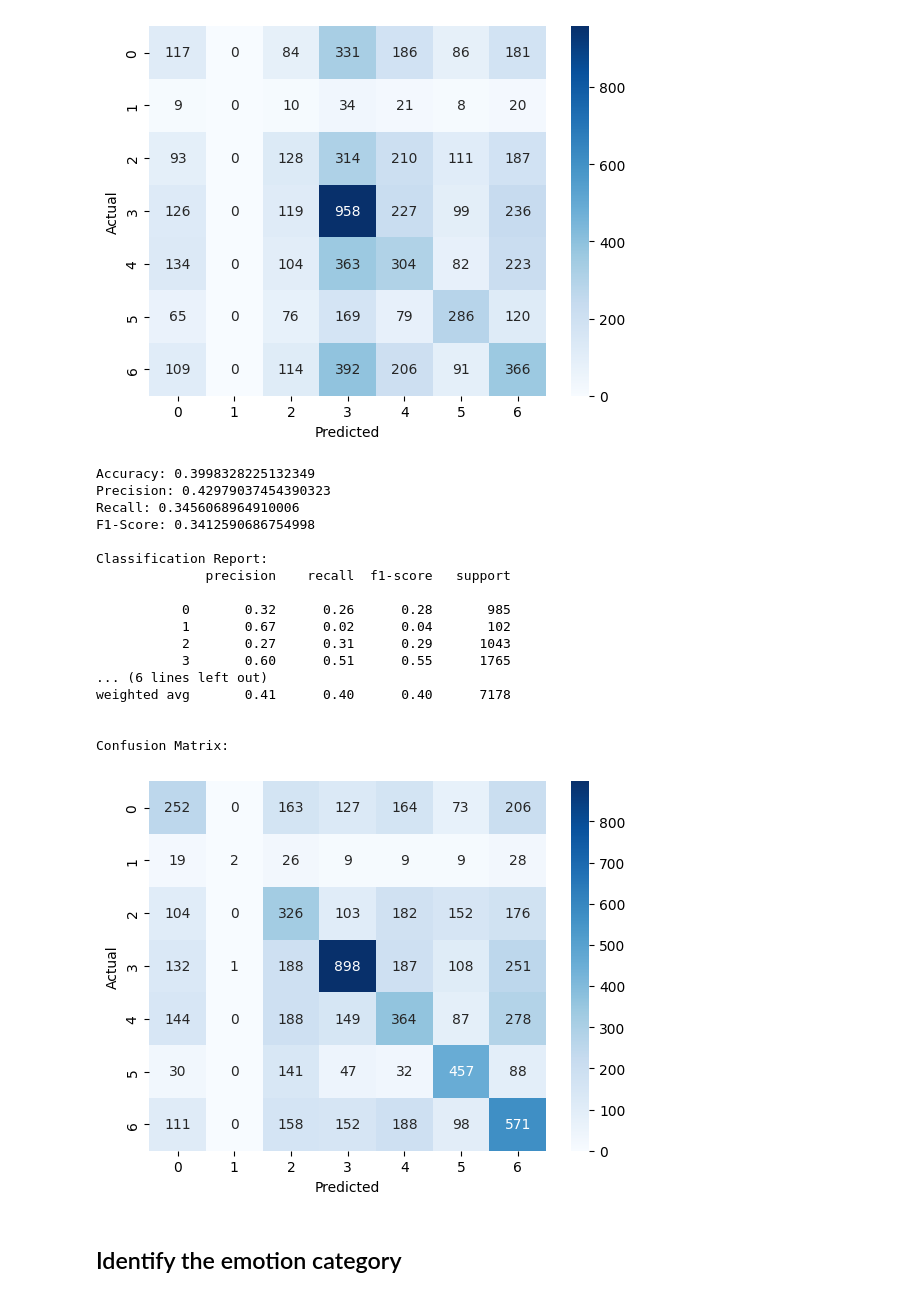
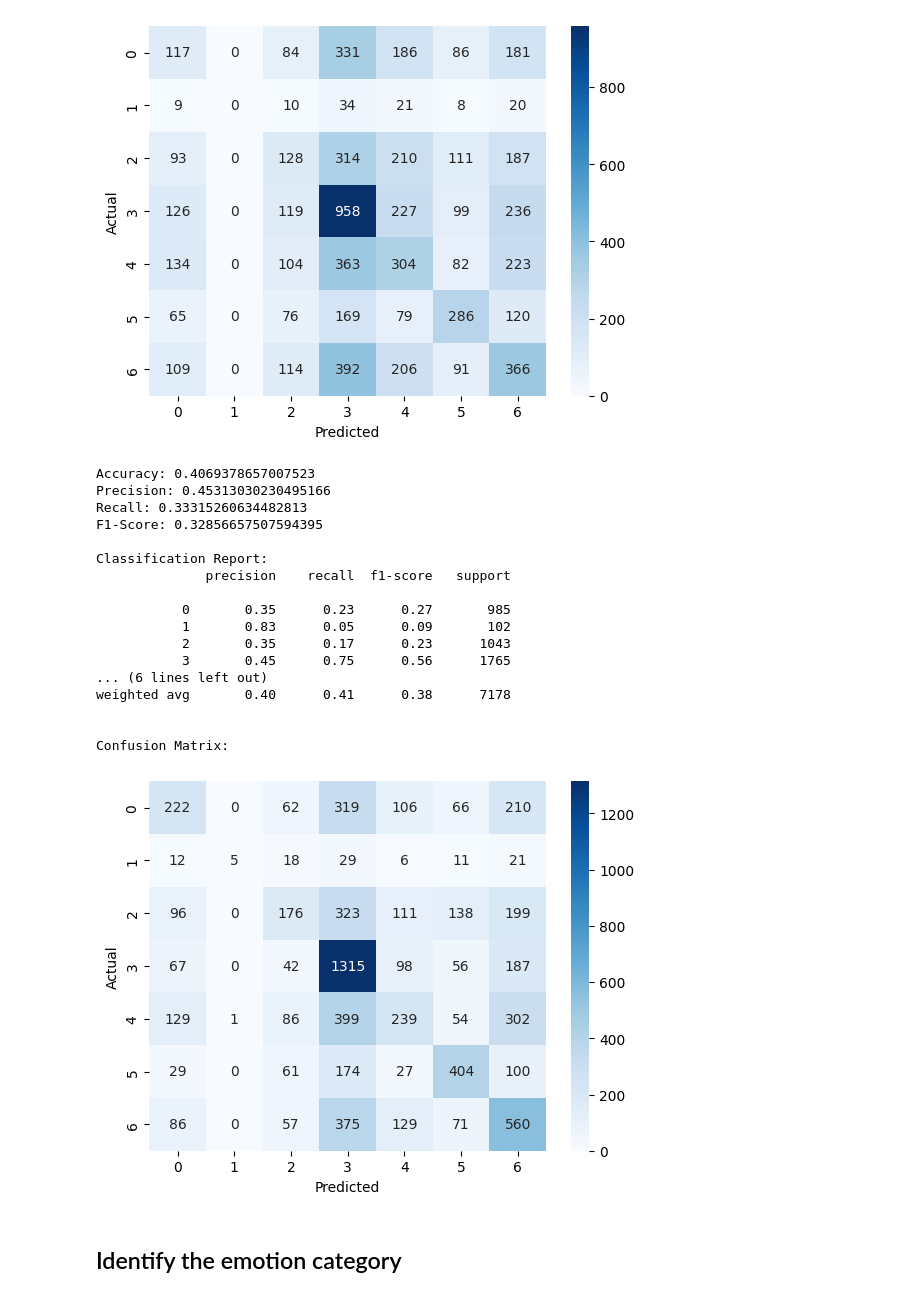
Before and after one commit to xaikyou/Fundamental-ML, a Jupyter notebook: notebooks/EDA.ipynb, the cells around one changed output. Saved outputs shown, nothing was run; the diff lists cells and outputs as text; code cells hidden in the pictures.

```diff
--- a/notebooks/EDA.ipynb
+++ b/notebooks/EDA.ipynb
@@ -626,31 +647,31 @@ weighted avg       0.28      0.30      0.28      7178
 Confusion Matrix:
 [figure]
 # %%
-mlp = MLPClassifier(activation='relu',
-                    hidden_layer_sizes= (50, 50, 50),
-                    learning_rate= 'adaptive',
+mlp = MLPClassifier(activation='tanh',
+                    hidden_layer_sizes= (100,),
+                    learning_rate= 'constant',
                     solver= 'sgd')
 mlp.fit(trainX, trainY)
 evaluate_model(mlp, testX, testY)
 # %% [output]
-Accuracy: 0.3998328225132349
-Precision: 0.42979037454390323
-Recall: 0.3456068964910006
-F1-Score: 0.3412590686754998
+Accuracy: 0.4069378657007523
+Precision: 0.45313030230495166
+Recall: 0.33315260634482813
+F1-Score: 0.32856657507594395
 
 Classification Report:
               precision    recall  f1-score   support
 
-           0       0.32      0.26      0.28       985
-           1       0.67      0.02      0.04       102
-           2       0.27      0.31      0.29      1043
-           3       0.60      0.51      0.55      1765
+           0       0.35      0.23      0.27       985
+           1       0.83      0.05      0.09       102
+           2       0.35      0.17      0.23      1043
+           3       0.45      0.75      0.56      1765
 ... (6 lines left out)
-weighted avg       0.41      0.40      0.40      7178
+weighted avg       0.40      0.41      0.38      7178
 
 
 Confusion Matrix:
-[figure, old version]
+[figure, new version]
 # %% [markdown]
 ## Identify the emotion category
 # %%
```
Also changed, not shown: parts of 11 cells of this notebook.
